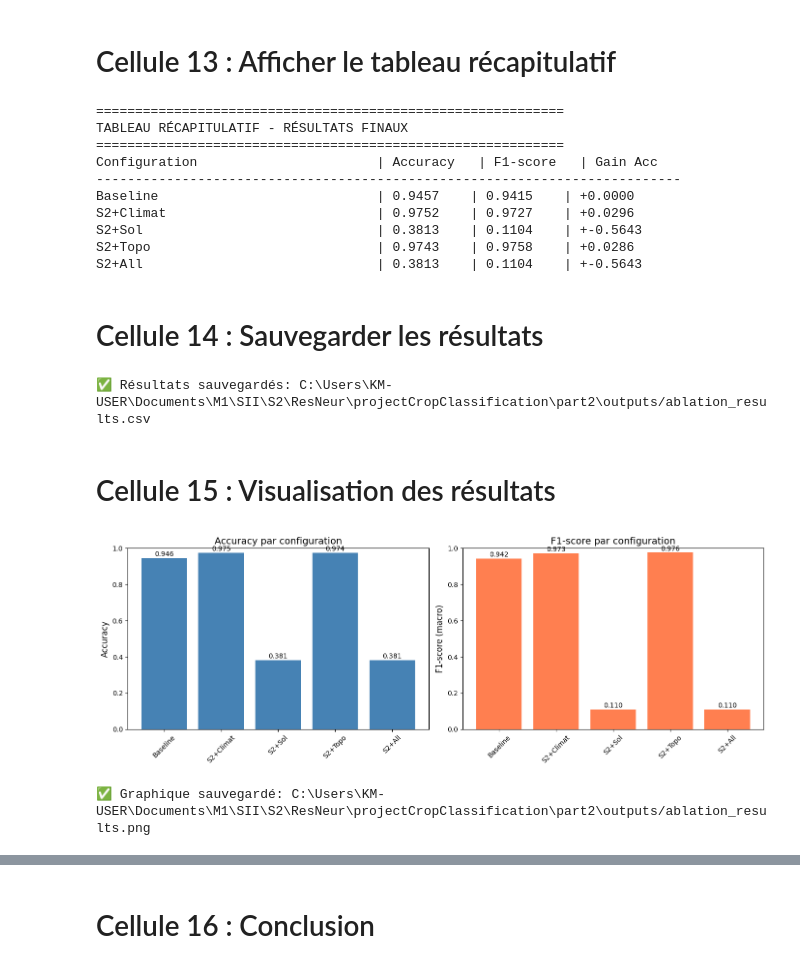
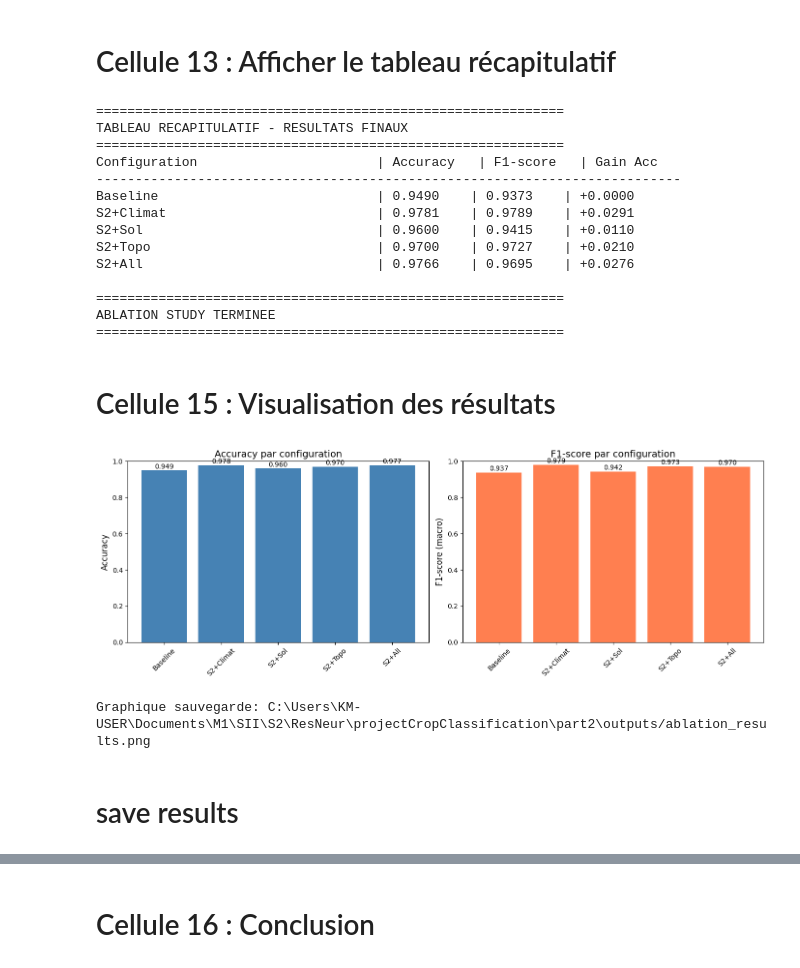
Before and after one commit to Ranianya/project_crop_classiffication, a Jupyter notebook: part2/notebooks/03_ablation_study.ipynb, the cells around one changed output, grey strips where cells are left out. Cells and saved outputs as stored; diff of their text form; code cells hidden in the pictures.

```diff
--- a/part2/notebooks/03_ablation_study.ipynb
+++ b/part2/notebooks/03_ablation_study.ipynb
@@ -617,76 +506,96 @@ results['S2+All'] = {'accuracy': acc, 'f1': f1}
 # %% [markdown]
 # Cellule 13 : Afficher le tableau récapitulatif
 # %%
+# CELLULE 14 : Tableau récapitulatif des résultats
+
 print("\n" + "=" * 60)
-print("TABLEAU RÉCAPITULATIF - RÉSULTATS FINAUX")
+print("TABLEAU RECAPITULATIF - RESULTATS FINAUX")
 print("=" * 60)
 print(f"{'Configuration':35} | {'Accuracy':10} | {'F1-score':10} | {'Gain Acc':10}")
 print("-" * 75)
 
-baseline_acc = results['Baseline']['accuracy']
-baseline_f1 = results['Baseline']['f1']
+baseline_acc = acc1
 
-for name, metrics in results.items():
-    gain_acc = metrics['accuracy'] - baseline_acc
-    gain_f1 = metrics['f1'] - baseline_f1
-    print(f"{name:35} | {metrics['accuracy']:.4f}    | {metrics['f1']:.4f}    | +{gain_acc:.4f}")
+configs = [
+    ("Baseline", acc1, f1_1),
+    ("S2+Climat", acc2, f1_2),
+    ("S2+Sol", acc3, f1_3),
+    ("S2+Topo", acc4, f1_4),
+    ("S2+All", acc5, f1_5),
+]
+
+for name, acc, f1 in configs:
+    gain = acc - baseline_acc
+    print(f"{name:35} | {acc:.4f}    | {f1:.4f}    | +{gain:.4f}")
+
+print("\n" + "=" * 60)
+print("ABLATION STUDY TERMINEE")
+print("=" * 60)
 # %% [output]
 ============================================================
-TABLEAU RÉCAPITULATIF - RÉSULTATS FINAUX
+TABLEAU RECAPITULATIF - RESULTATS FINAUX
 ============================================================
 Configuration                       | Accuracy   | F1-score   | Gain Acc
 ---------------------------------------------------------------------------
-Baseline                            | 0.9457    | 0.9415    | +0.0000
-S2+Climat                           | 0.9752    | 0.9727    | +0.0296
-S2+Sol                              | 0.3813    | 0.1104    | +-0.5643
-S2+Topo                             | 0.9743    | 0.9758    | +0.0286
-S2+All                              | 0.3813    | 0.1104    | +-0.5643
+Baseline                            | 0.9490    | 0.9373    | +0.0000
+S2+Climat                           | 0.9781    | 0.9789    | +0.0291
+S2+Sol                              | 0.9600    | 0.9415    | +0.0110
+S2+Topo                             | 0.9700    | 0.9727    | +0.0210
+S2+All                              | 0.9766    | 0.9695    | +0.0276
+
+============================================================
+ABLATION STUDY TERMINEE
+============================================================
-# %% [markdown]
-# Cellule 14 : Sauvegarder les résultats
-# %%
-output_path = r'C:\Users\KM-USER\Documents\M1\SII\S2\ResNeur\projectCropClassification\part2\outputs'
-os.makedirs(output_path, exist_ok=True)
-
-results_df = pd.DataFrame([
-    {'Configuration': name, 'Accuracy': m['accuracy'], 'F1_Score': m['f1']}
-    for name, m in results.items()
-])
-results_df.to_csv(f'{output_path}/ablation_results.csv', index=False)
-print(f"✅ Résultats sauvegardés: {output_path}/ablation_results.csv")
-# %% [output]
-✅ Résultats sauvegardés: C:\Users\KM-USER\Documents\M1\SII\S2\ResNeur\projectCropClassification\part2\outputs/ablation_results.csv
 # %% [markdown]
 # Cellule 15 : Visualisation des résultats
 # %%
+# CELLULE 15 : Visualisation des résultats
+
+import matplotlib.pyplot as plt
+
+output_path = r'C:\Users\KM-USER\Documents\M1\SII\S2\ResNeur\projectCropClassification\part2\outputs'
+os.makedirs(output_path, exist_ok=True)
+
+# Créer le dictionnaire des résultats à partir des variables
+results = {
+    'Baseline': {'accuracy': acc1, 'f1': f1_1},
+    'S2+Climat': {'accuracy': acc2, 'f1': f1_2},
+    'S2+Sol': {'accuracy': acc3, 'f1': f1_3},
+    'S2+Topo': {'accuracy': acc4, 'f1': f1_4},
+    'S2+All': {'accuracy': acc5, 'f1': f1_5},
+}
+
 fig, axes = plt.subplots(1, 2, figsize=(14, 5))
 
 configs = list(results.keys())
 accs = [results[c]['accuracy'] for c in configs]
 f1s = [results[c]['f1'] for c in configs]
 
 axes[0].bar(configs, accs, color='steelblue')
 axes[0].set_ylabel('Accuracy', fontsize=12)
 axes[0].set_title('Accuracy par configuration', fontsize=14)
 axes[0].set_ylim([0, 1])
 axes[0].tick_params(axis='x', rotation=45)
 for bar, acc in zip(axes[0].patches, accs):
     axes[0].text(bar.get_x() + bar.get_width()/2, bar.get_height() + 0.01,
                 f'{acc:.3f}', ha='center', fontsize=10)
 
 axes[1].bar(configs, f1s, color='coral')
 axes[1].set_ylabel('F1-score (macro)', fontsize=12)
 axes[1].set_title('F1-score par configuration', fontsize=14)
 axes[1].set_ylim([0, 1])
 axes[1].tick_params(axis='x', rotation=45)
 for bar, f1 in zip(axes[1].patches, f1s):
     axes[1].text(bar.get_x() + bar.get_width()/2, bar.get_height() + 0.01,
                 f'{f1:.3f}', ha='center', fontsize=10)
 
 plt.tight_layout()
 plt.savefig(f'{output_path}/ablation_results.png', dpi=150, bbox_inches='tight')
 plt.show()
 
-print(f"✅ Graphique sauvegardé: {output_path}/ablation_results.png")
+print(f"Graphique sauvegarde: {output_path}/ablation_results.png")
 # %% [output]
-[figure, old version]
+[figure, new version]
-✅ Graphique sauvegardé: C:\Users\KM-USER\Documents\M1\SII\S2\ResNeur\projectCropClassification\part2\outputs/ablation_results.png
+Graphique sauvegarde: C:\Users\KM-USER\Documents\M1\SII\S2\ResNeur\projectCropClassification\part2\outputs/ablation_results.png
+# %% [markdown]
+# save results
```
Also changed, not shown: parts of 28 cells of this notebook, 10 other files.
